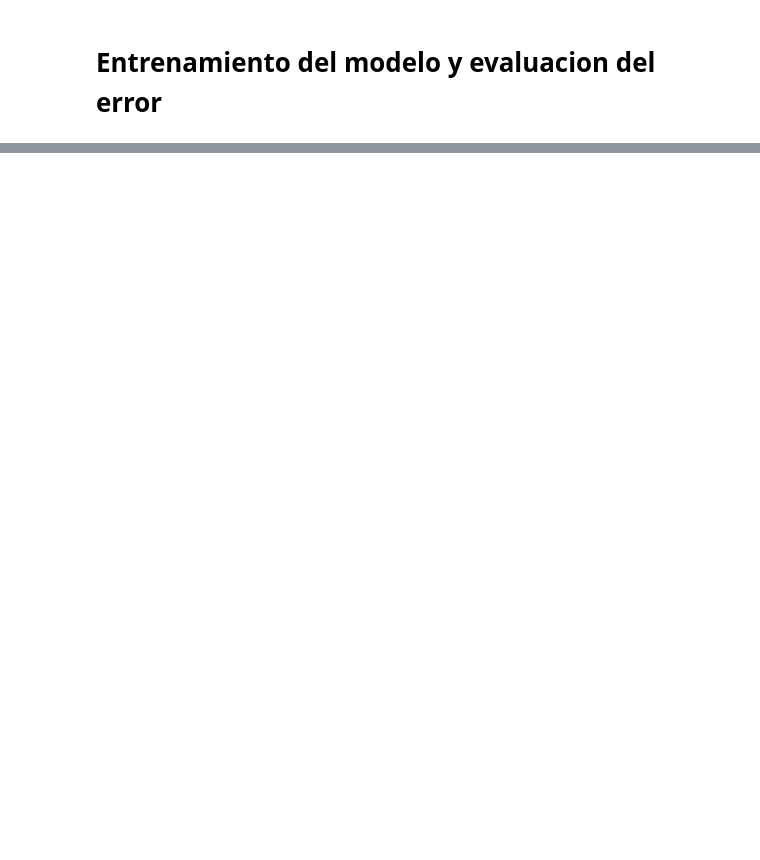
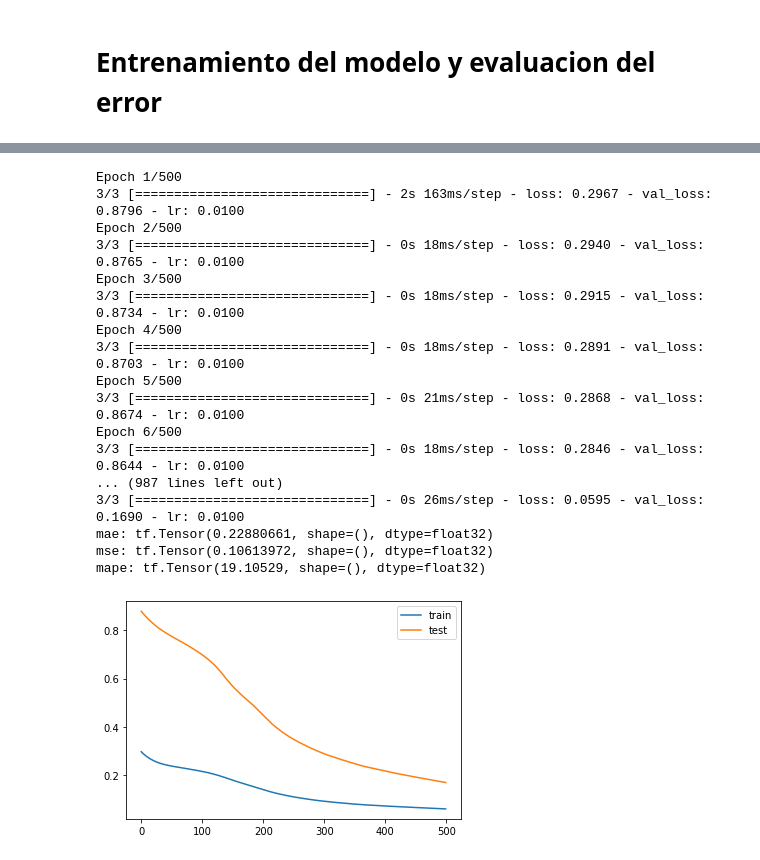
Before and after one commit to bchuchucaa/RNNConsumoDeAgua, a Jupyter notebook: LstmWaterConsumption1990_21.ipynb, the cells around one changed output, grey strips where cells are left out. Cells and saved outputs as stored; diff of their text form; code cells hidden in the pictures; blank space fills up the shorter version.

```diff
--- a/LstmWaterConsumption1990_21.ipynb
+++ b/LstmWaterConsumption1990_21.ipynb
@@ -46,0 +48,4 @@ df_cpu_pivot.shape
+# %%
+df_cpu_pivot['Date'] = pd.to_datetime(df_cpu_pivot['Date'])
+df_cpu_pivot.head(2)
+df_cpu_pivot.shape
@@ -103,8 +110,8 @@ def split_sequence(sequence, look_back, forecast_horizon):
  return np.array(X), np.array(y)
 # %%
 #Tomamos 3 meses y como salida el siguiente mes
-LOOK_BACK = 4
-FORECAST_RANGE = 4
+LOOK_BACK = 5
+FORECAST_RANGE = 3
 n_features = len(cpu_list)
 X_train, y_train = split_sequence(scaled_train, look_back=LOOK_BACK, forecast_horizon=FORECAST_RANGE)
 X_test, y_test = split_sequence(scaled_test, look_back=LOOK_BACK, forecast_horizon=FORECAST_RANGE)
@@ -150,6 +157,8 @@ def evaluate_forecast(y_test_inverse, yhat_inverse):
     print('mae:', mae)
     mse = mse_(y_test_inverse,yhat_inverse)
     print('mse:', mse)
+    mape = mape_(y_test_inverse,yhat_inverse)
+    print('mape:', mape)
 # %%
 def graph_predictions(y_test_inverse,yhat_inverse):
   label=list(range(0,len(y_test_inverse)))
@@ -346,0 +229,38 @@ Name: Date, Length: 380, dtype: datetime64[ns]
+# %%
+model_cnn = Sequential()
+model_cnn.add(Conv1D(filters=15, kernel_size=2, activation='relu', input_shape=(LOOK_BACK, n_features)))
+model_cnn.add(MaxPooling1D(pool_size=2))
+model_cnn.add(Flatten())
+model_cnn.add(RepeatVector(FORECAST_RANGE))
+model_cnn.add(LSTM(60, activation='relu', return_sequences=True))
+model_cnn.add(TimeDistributed(Dense(100, activation='relu')))
+model_cnn.add(TimeDistributed(Dense(n_features)))
+model_cnn.compile(loss='mae', optimizer='sgd')
+plot_model(model=model_cnn, show_shapes=True)
+history = model_cnn.fit(X_train, y_train, epochs=epochs, batch_size=batch_size, validation_split=validation,callbacks=[checkpoint_callback, rlrop_callback])
+yhat = model_cnn.predict(X_test, verbose=0)
+yhat_inverse, y_test_inverse = inverse_transform(y_test, yhat)
+evaluate_forecast(y_test, yhat)
+pyplot.plot(history.history['loss'], label='train')
+pyplot.plot(history.history['val_loss'], label='test')
+pyplot.legend()
+pyplot.show()
+# %% [output]
+Epoch 1/500
+3/3 [==============================] - 2s 163ms/step - loss: 0.2967 - val_loss: 0.8796 - lr: 0.0100
+Epoch 2/500
+3/3 [==============================] - 0s 18ms/step - loss: 0.2940 - val_loss: 0.8765 - lr: 0.0100
+Epoch 3/500
+3/3 [==============================] - 0s 18ms/step - loss: 0.2915 - val_loss: 0.8734 - lr: 0.0100
+Epoch 4/500
+3/3 [==============================] - 0s 18ms/step - loss: 0.2891 - val_loss: 0.8703 - lr: 0.0100
+Epoch 5/500
+3/3 [==============================] - 0s 21ms/step - loss: 0.2868 - val_loss: 0.8674 - lr: 0.0100
+Epoch 6/500
+3/3 [==============================] - 0s 18ms/step - loss: 0.2846 - val_loss: 0.8644 - lr: 0.0100
+... (987 lines left out)
+3/3 [==============================] - 0s 26ms/step - loss: 0.0595 - val_loss: 0.1690 - lr: 0.0100
+mae: tf.Tensor(0.22880661, shape=(), dtype=float32)
+mse: tf.Tensor(0.10613972, shape=(), dtype=float32)
+mape: tf.Tensor(19.10529, shape=(), dtype=float32)
+[figure, added]
```
Also changed, not shown: parts of 44 cells of this notebook.
